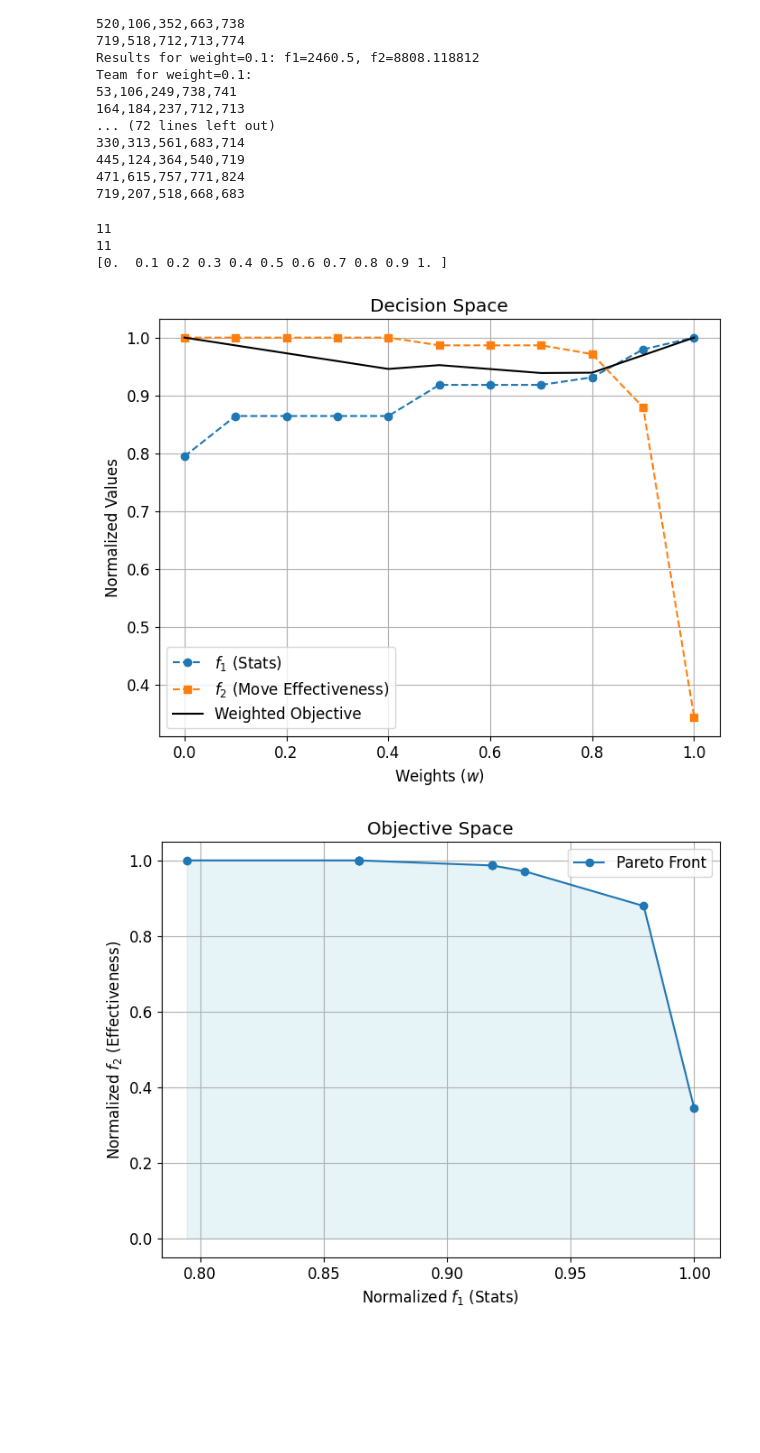
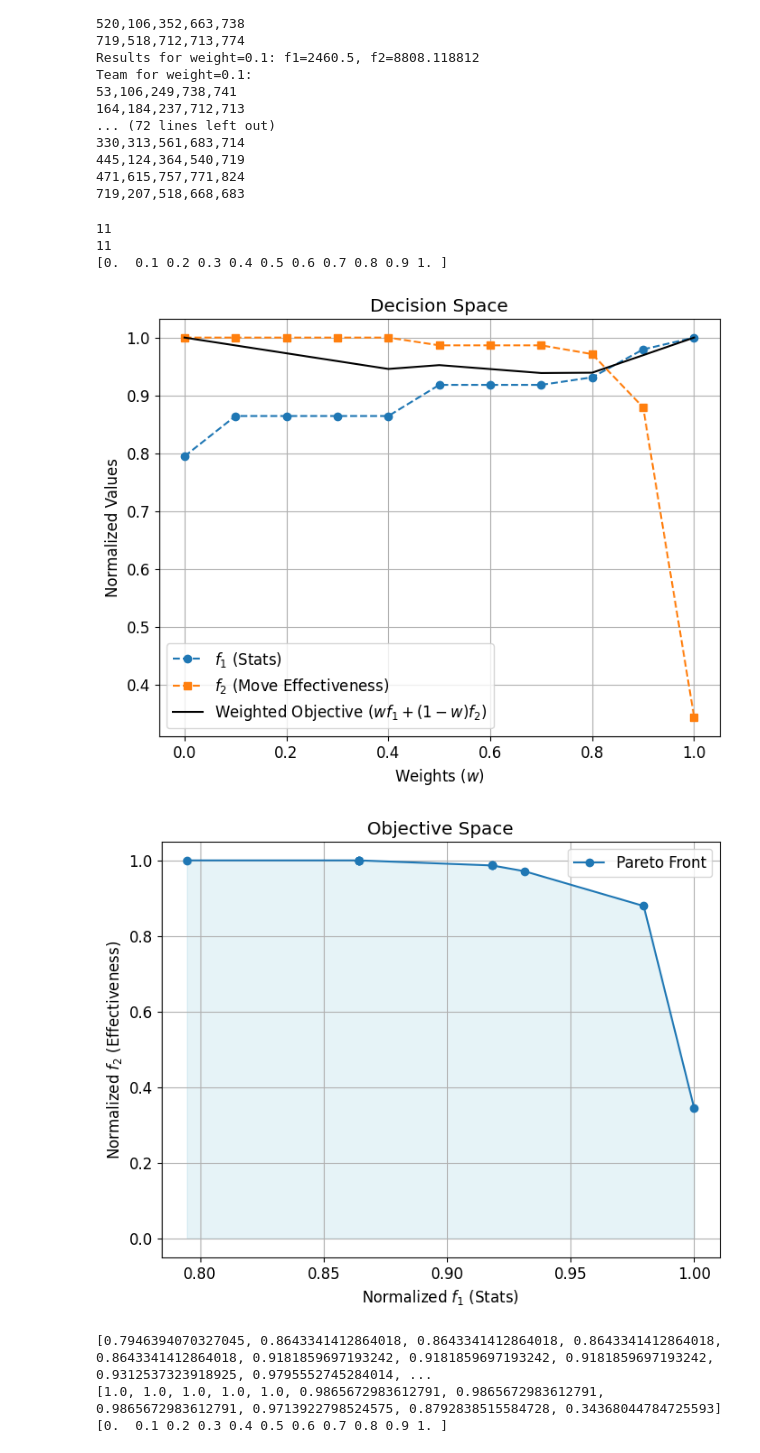
Before and after one commit to Erick-Yan/SYDE-411-Final-Project, a Jupyter notebook: results.ipynb, the cells around one changed output. Cells and saved outputs as stored; diff of their text form; code cells hidden in the pictures; blank space fills up the shorter version.

```diff
--- a/results.ipynb
+++ b/results.ipynb
@@ -56,9 +56,6 @@ Team for weight=0.1:
 471,615,757,771,824
 719,207,518,668,683
 # %%
-# Plot the decision space
-upper = [p + (scipy.stats.norm(loc=0, scale=1).ppf(0.9)/2) * ((p*(1-p))/10000)**0.5 for p in win_rates]
-lower = [p - (scipy.stats.norm(loc=0, scale=1).ppf(0.9)/2) * ((p*(1-p))/10000)**0.5 for p in win_rates]
 
 max_f1 = max(f1_values)
 max_f2 = max(f2_values)
@@ -79,7 +76,7 @@ weighted_objective = [
 print(len(weighted_objective))
 print(len(weights))
 print(weights)
-plt.plot(weights, weighted_objective, 'k-', label='Weighted Objective')
+plt.plot(weights, weighted_objective, 'k-', label='Weighted Objective ($w f_1 + (1 - w) f_2$)')
 
 # Add labels and legend
 plt.title('Decision Space')
@@ -88,35 +85,42 @@ plt.ylabel('Normalized Values')
 plt.legend()
 plt.grid(True)
 plt.show()
 
 # Filter out None values for plotting
 
 # Plot the Pareto front (Objective Space)
 plt.figure()
 plt.plot(normalized_f1, normalized_f2, 'o-', label='Pareto Front')
 
 # Fill the area under the Pareto front
 plt.fill_between(
     normalized_f1,  # x-coordinates
     normalized_f2,  # y-coordinates
     color='lightblue',  # Fill color
     alpha=0.3,  # Transparency
     # label='Shaded Area Under Pareto Front'  # Legend label
 )
 
 # Add labels and legend
 plt.title('Objective Space')
 plt.xlabel('Normalized $f_1$ (Stats)')
 plt.ylabel('Normalized $f_2$ (Effectiveness)')
 plt.legend()
 plt.grid(True)
 plt.show()
+
+print(normalized_f1)
+print(normalized_f2)
+print(weights)
 # %% [output]
 11
 11
 [0.  0.1 0.2 0.3 0.4 0.5 0.6 0.7 0.8 0.9 1. ]
-[figure, old version]
+[figure, new version]
 [figure]
+[0.7946394070327045, 0.8643341412864018, 0.8643341412864018, 0.8643341412864018, 0.8643341412864018, 0.9181859697193242, 0.9181859697193242, 0.9181859697193242, 0.9312537323918925, 0.9795552745284014, ...
+[1.0, 1.0, 1.0, 1.0, 1.0, 0.9865672983612791, 0.9865672983612791, 0.9865672983612791, 0.9713922798524575, 0.8792838515584728, 0.34368044784725593]
+[0.  0.1 0.2 0.3 0.4 0.5 0.6 0.7 0.8 0.9 1. ]
 # %%
 win_rates = []
 for weight in weights:
```
Also changed, not shown: parts of 2 cells of this notebook, 1 other file.
